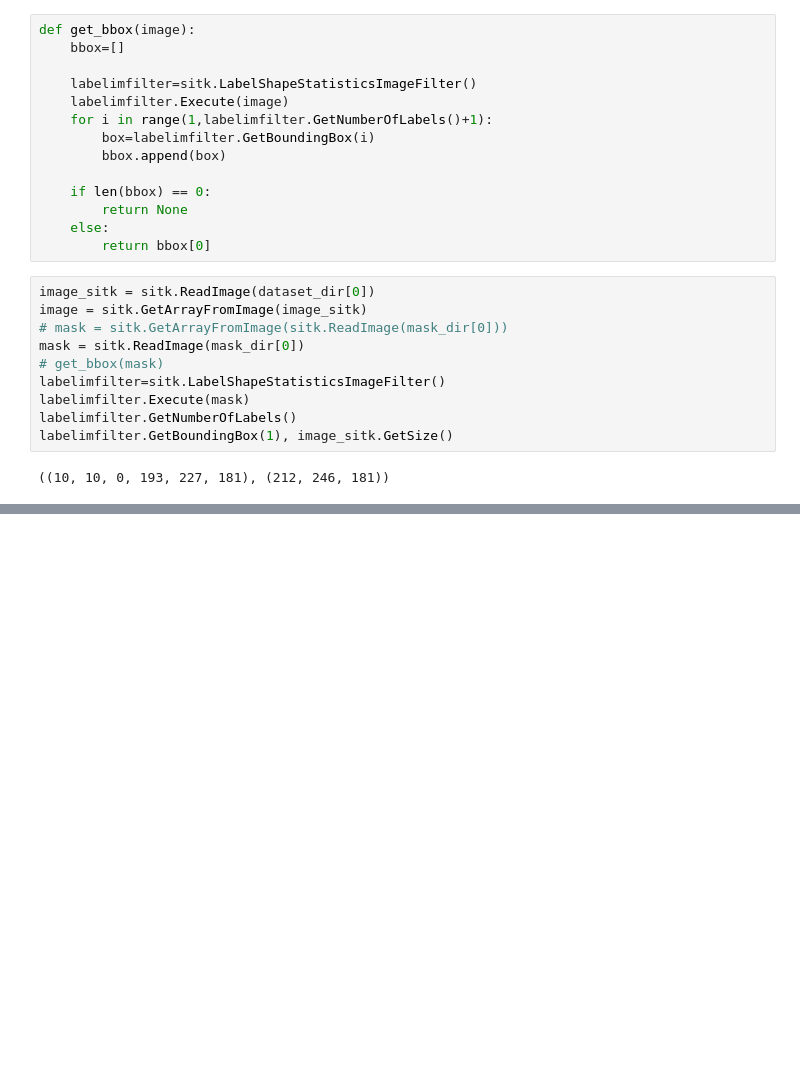
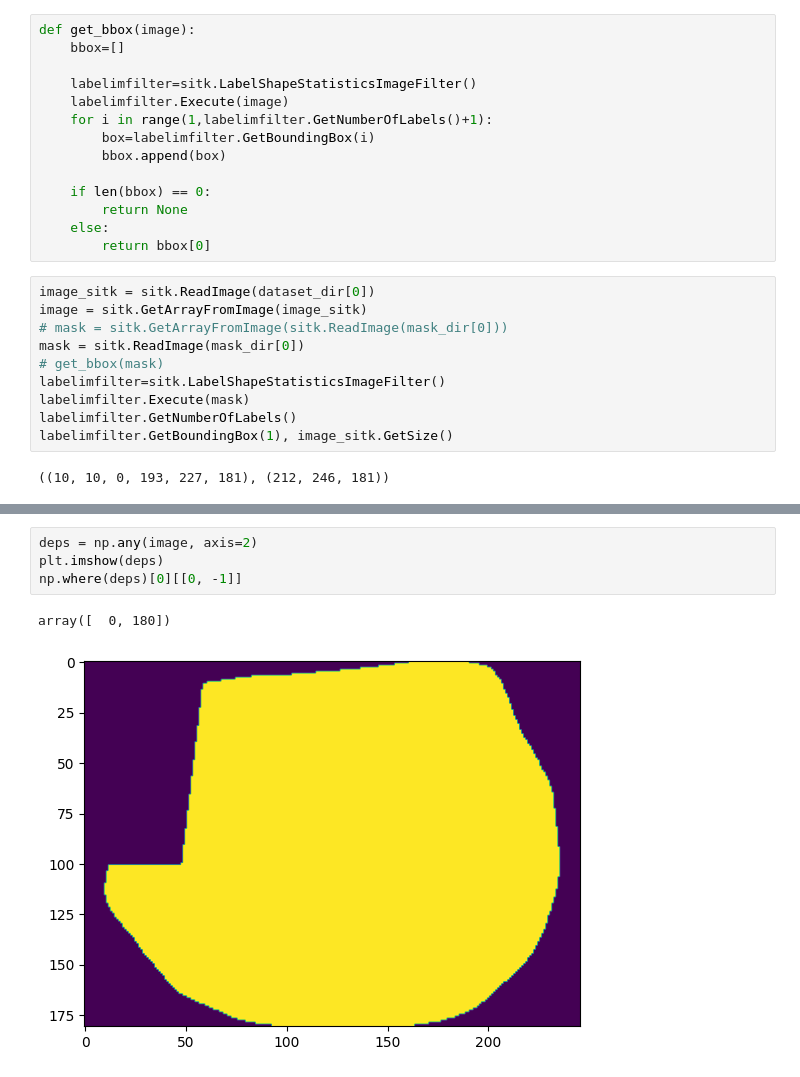
Before and after one commit to taenayat/mri_to_ct, a Jupyter notebook: preprocess.ipynb, the cells around one changed output, grey strips where cells are left out. Saved outputs shown, nothing was run; the diff lists cells and outputs as text; blank space fills up the shorter version.

```diff
--- a/preprocess.ipynb
+++ b/preprocess.ipynb
@@ -43,0 +96,7 @@ NameError: name 'mask' is not defined
+# %%
+deps = np.any(image, axis=2)
+plt.imshow(deps)
+np.where(deps)[0][[0, -1]]
+# %% [output]
+array([  0, 180])
+[figure, added]
```
Also changed, not shown: parts of 8 cells of this notebook.
